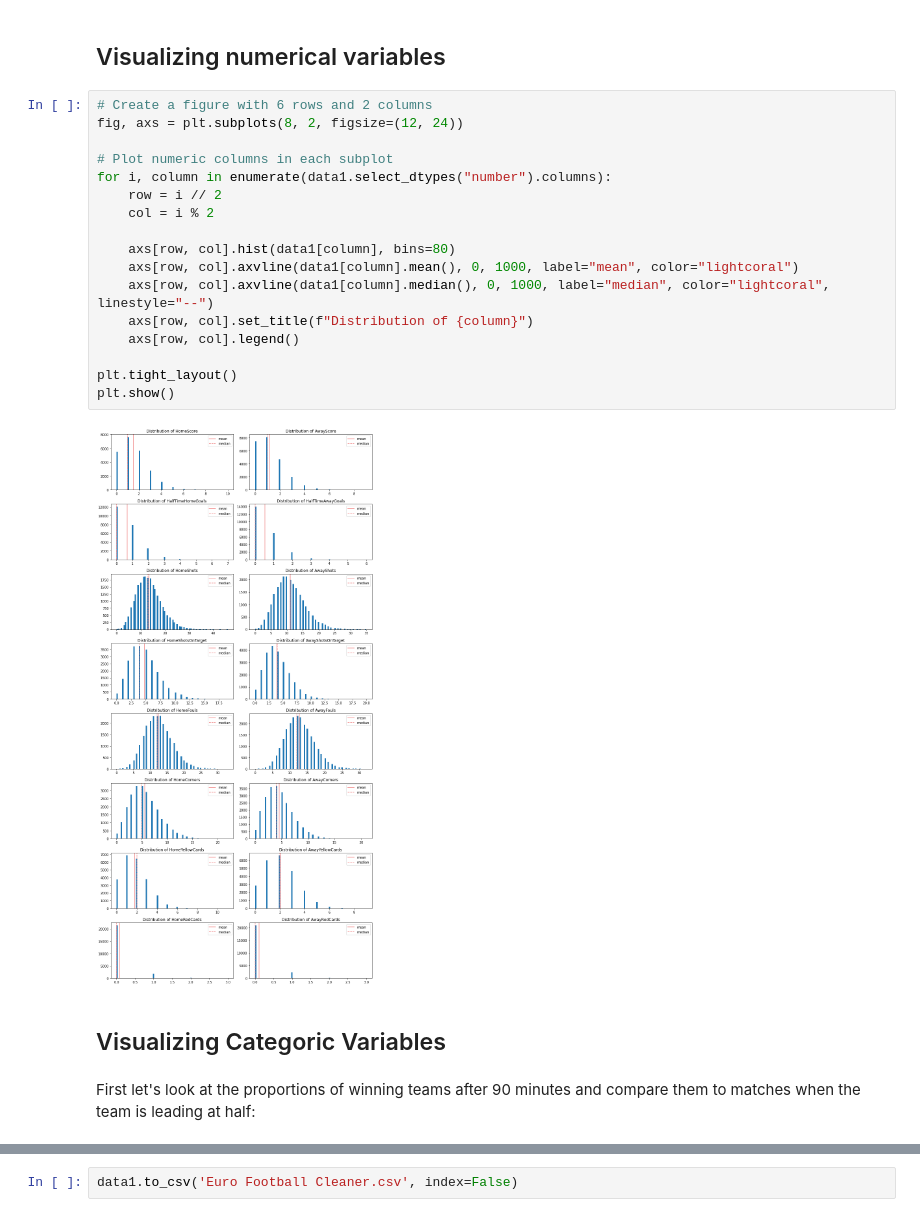
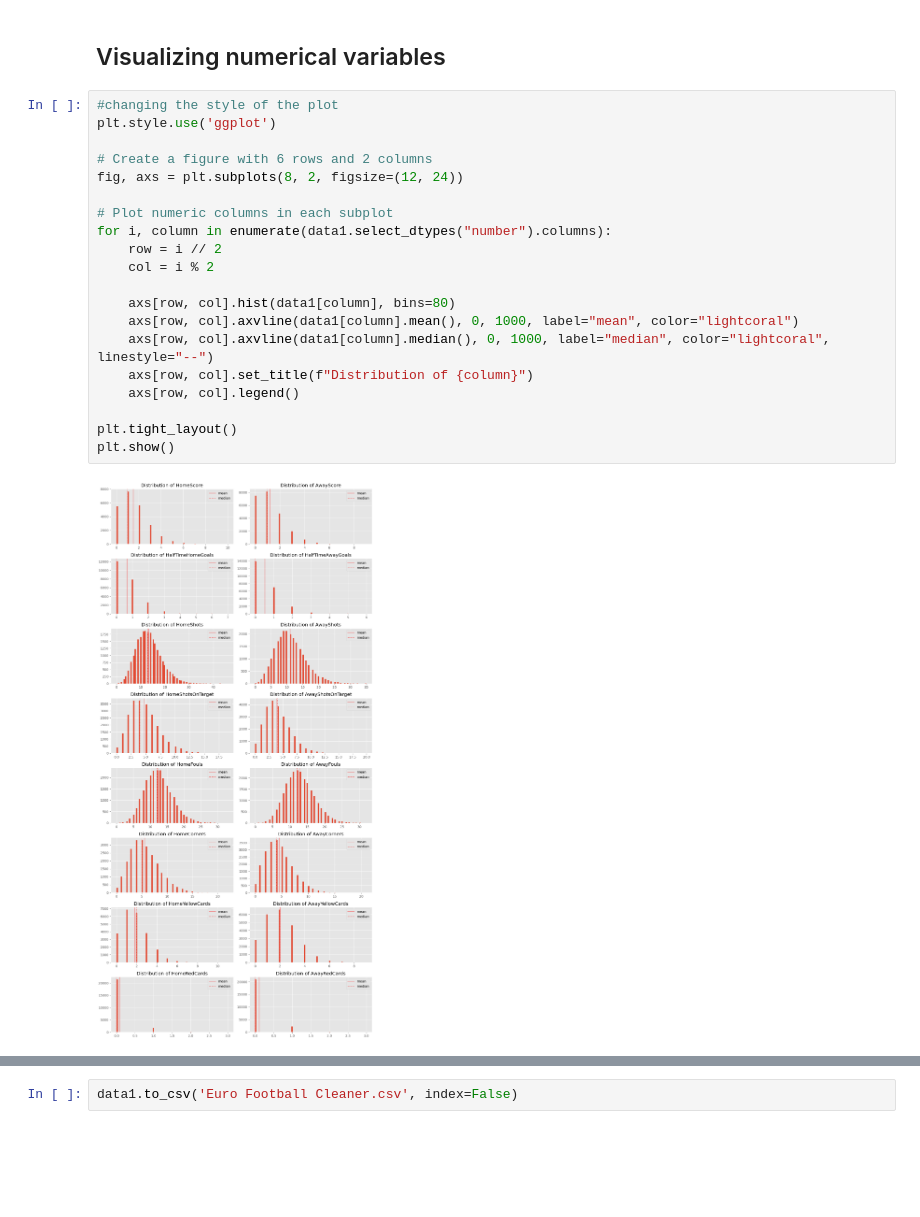
Before and after one commit to RomanKovv/Soccer-Prophet---Machine-Learning-Match-Prediction-Model, a Jupyter notebook: SOCCER_CAPSTONE.ipynb, the cells around one changed output, grey strips where cells are left out. Drawn from its saved outputs; the diff is of its cells as text; blank space fills up the shorter version.

```diff
--- a/SOCCER_CAPSTONE.ipynb
+++ b/SOCCER_CAPSTONE.ipynb
@@ -332,25 +331,24 @@ Name: League, dtype: float64
 # %% [markdown]
 ## Visualizing numerical variables
 # %%
+#changing the style of the plot
+plt.style.use('ggplot')
+
 # Create a figure with 6 rows and 2 columns
 fig, axs = plt.subplots(8, 2, figsize=(12, 24))
 
 # Plot numeric columns in each subplot
 for i, column in enumerate(data1.select_dtypes("number").columns):
     row = i // 2
     col = i % 2
 
     axs[row, col].hist(data1[column], bins=80)
     axs[row, col].axvline(data1[column].mean(), 0, 1000, label="mean", color="lightcoral")
     axs[row, col].axvline(data1[column].median(), 0, 1000, label="median", color="lightcoral", linestyle="--")
     axs[row, col].set_title(f"Distribution of {column}")
     axs[row, col].legend()
 
 plt.tight_layout()
 plt.show()
 # %% [output]
-[figure, old version]
+[figure, new version]
-# %% [markdown]
-## Visualizing Categoric Variables
-# %% [markdown]
-First let's look at the proportions of winning teams after 90 minutes and compare them to matches when the team is leading at half:
```
Also changed, not shown: parts of 31 cells of this notebook.
